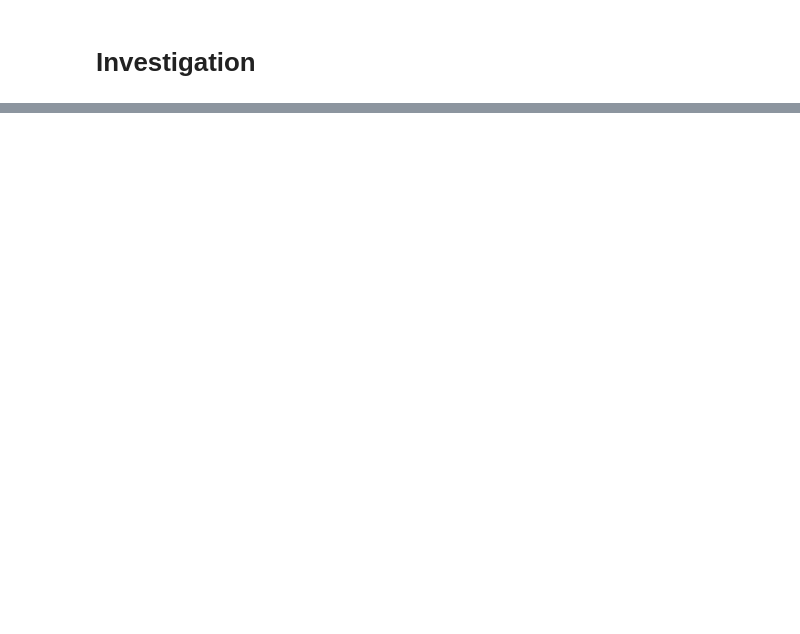
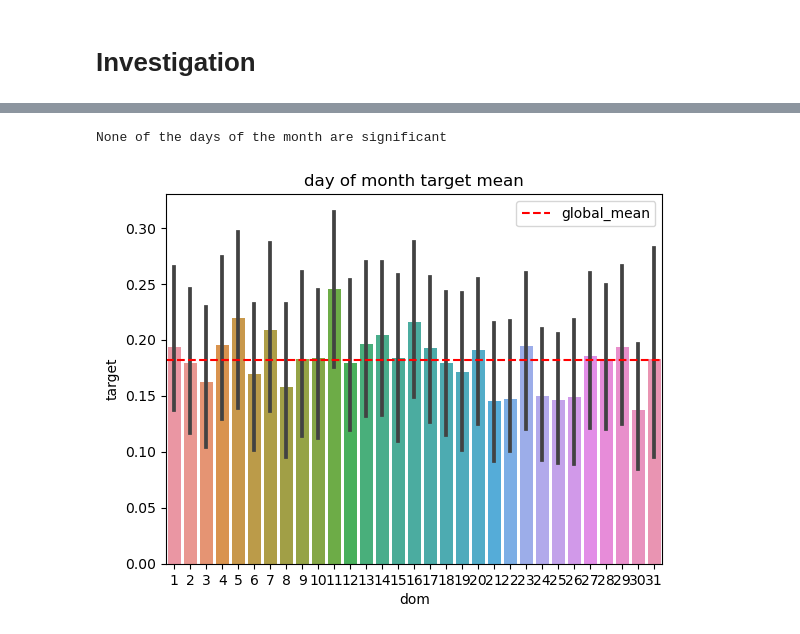
Before and after one commit to chrismilesspringboard/springboard, a Jupyter notebook: 27_ds_interview_process/relax_challenge/relax_challenge/Answer to relax challenge.ipynb, the cells around one changed output, grey strips where cells are left out. Saved outputs shown, nothing was run; the diff lists cells and outputs as text; code cells hidden in the pictures; blank space fills up the shorter version.

```diff
--- a/27_ds_interview_process/relax_challenge/relax_challenge/Answer to relax challenge.ipynb
+++ b/27_ds_interview_process/relax_challenge/relax_challenge/Answer to relax challenge.ipynb
@@ -261,0 +173,11 @@ Name: target, dtype: float64
+# %%
+usr['dom'] = usr.creation_time.dt.day
+n_tests = 31
+sns.barplot(usr, x='dom', y='target', ci=100 - (5 / n_tests))
+plt.axhline(usr.target.mean(), linestyle='--', color='red', label='global_mean')
+plt.legend()
+plt.title('day of month target mean');
+print('None of the days of the month are significant')
+# %% [output]
+None of the days of the month are significant
+[figure, added]
```
Also changed, not shown: parts of 85 cells of this notebook, 4 other files.
